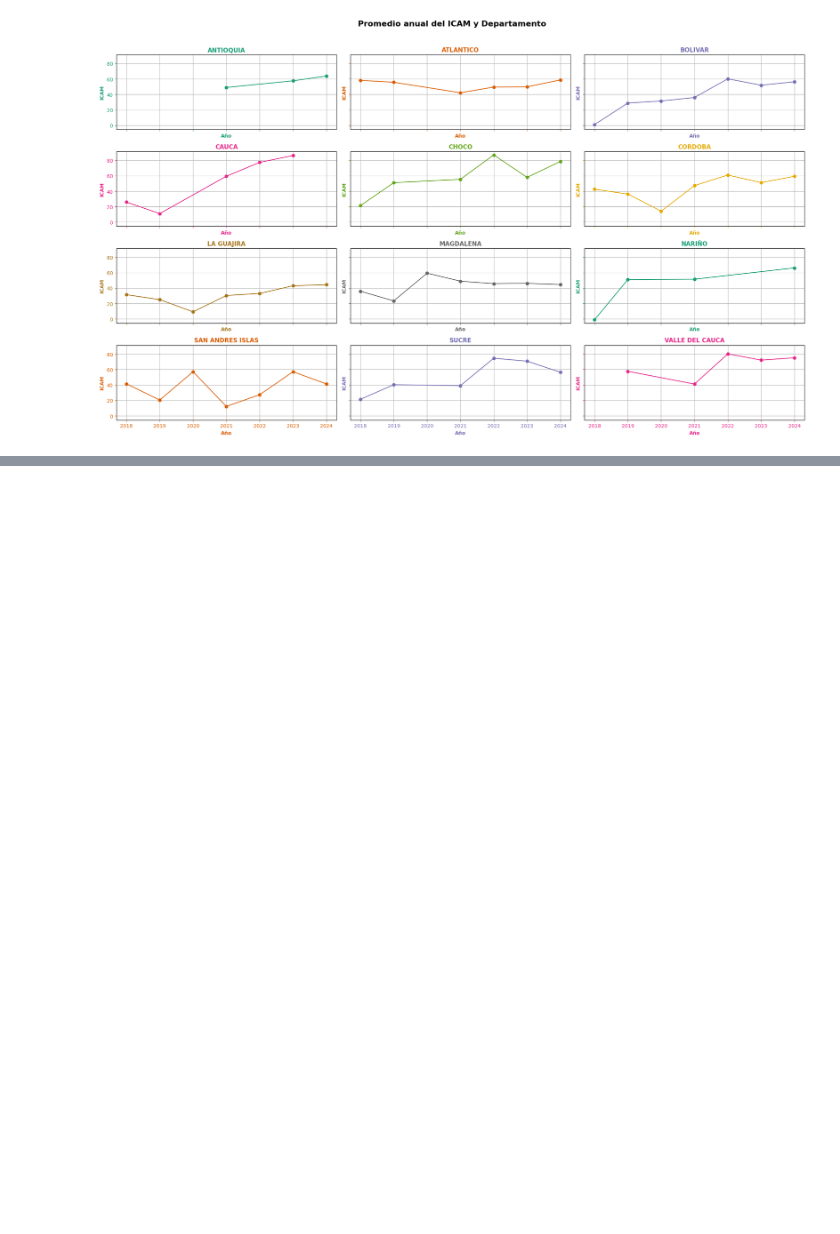
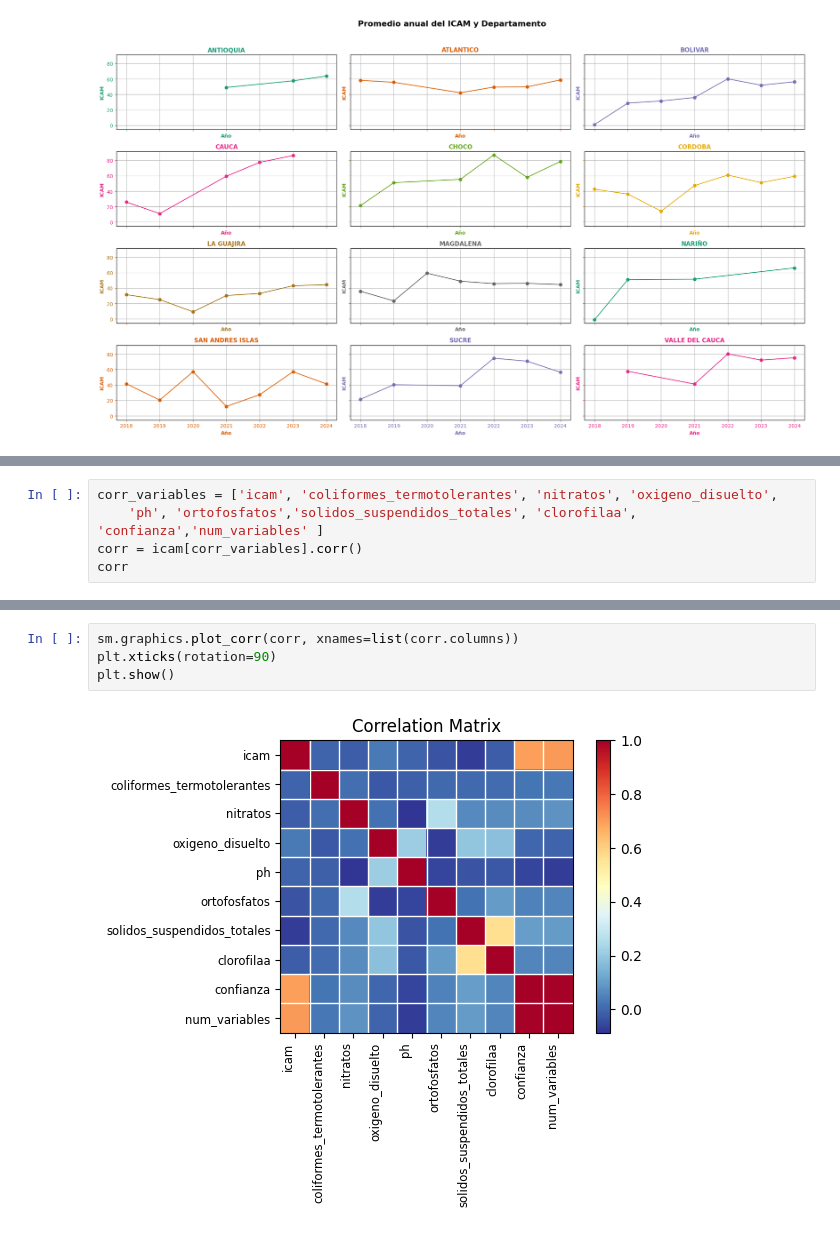
Before and after one commit to catago16/proyectoICAM, a Jupyter notebook: limpieza.ipynb, the cells around one changed output, grey strips where cells are left out. Saved outputs shown, nothing was run; the diff lists cells and outputs as text; blank space fills up the shorter version.

```diff
--- a/limpieza.ipynb
+++ b/limpieza.ipynb
@@ -606,0 +507,5 @@ plt.show()
+# %%
+corr_variables = ['icam', 'coliformes_termotolerantes', 'nitratos', 'oxigeno_disuelto',
+    'ph', 'ortofosfatos','solidos_suspendidos_totales', 'clorofilaa', 'confianza','num_variables' ]
+corr = icam[corr_variables].corr()
+corr
@@ -606,0 +524,6 @@ plt.show()
+# %%
+sm.graphics.plot_corr(corr, xnames=list(corr.columns))
+plt.xticks(rotation=90)
+plt.show()
+# %% [output]
+[figure, added]
```
Also changed, not shown: parts of 40 cells of this notebook, 1 other file.
